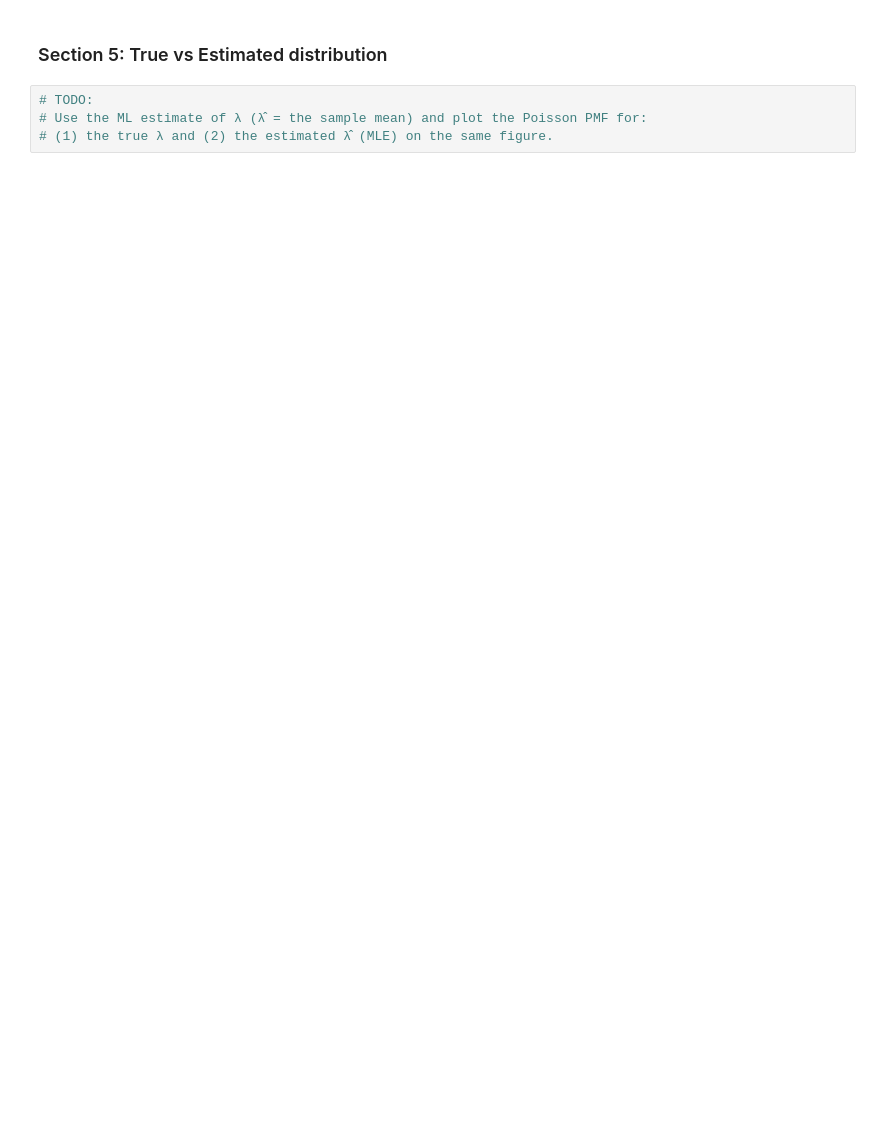
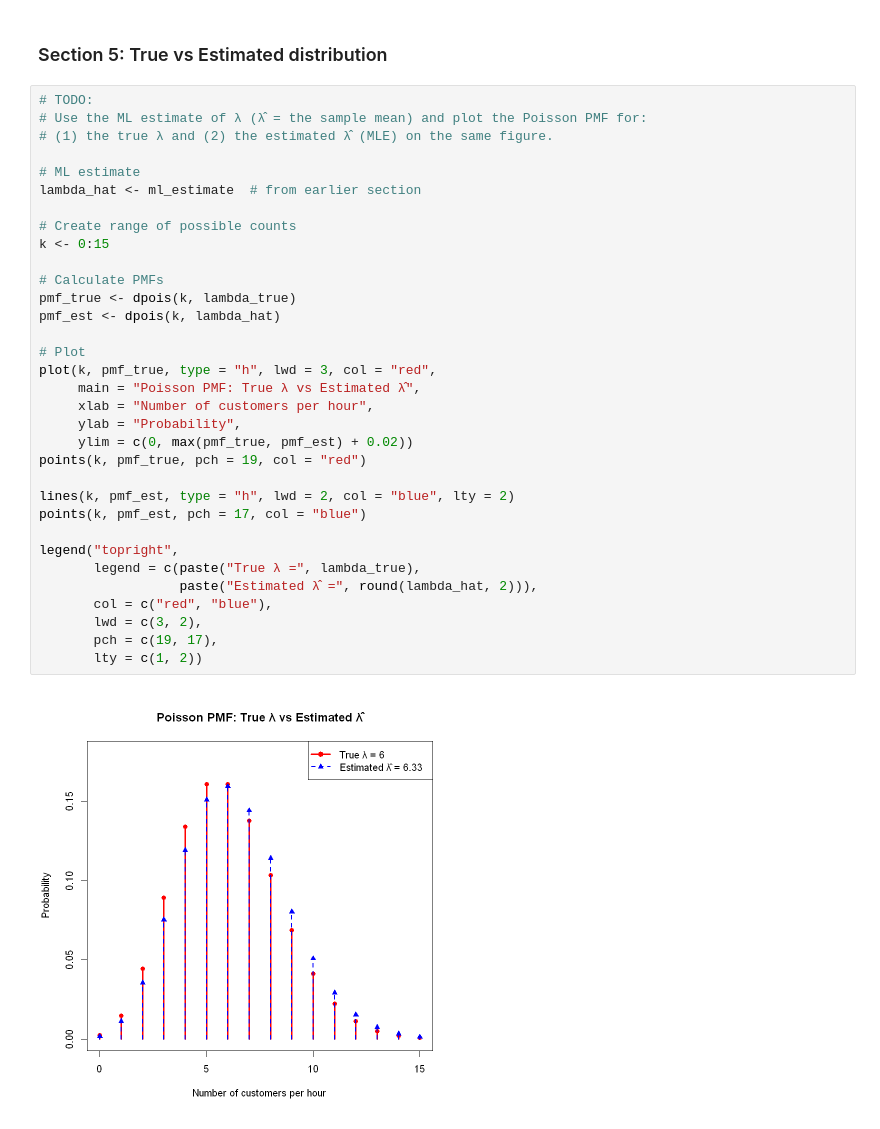
Before and after one commit to hossein-noor-ramsis/R, a Jupyter notebook: HW6/CA6.ipynb, the cells around one changed output. Cells and saved outputs as stored; diff of their text form; blank space fills up the shorter version.

```diff
--- a/HW6/CA6.ipynb
+++ b/HW6/CA6.ipynb
@@ -552,6 +597,37 @@ True λ: 6
 # %% [markdown]
 ### Section 5: True vs Estimated distribution
-# %%
-# TODO:
-# Use the ML estimate of λ (λ̂ = the sample mean) and plot the Poisson PMF for:
-# (1) the true λ and (2) the estimated λ̂ (MLE) on the same figure.
+# %%
+# TODO:
+# Use the ML estimate of λ (λ̂ = the sample mean) and plot the Poisson PMF for:
+# (1) the true λ and (2) the estimated λ̂ (MLE) on the same figure.
+
+# ML estimate
+lambda_hat <- ml_estimate  # from earlier section
+
+# Create range of possible counts
+k <- 0:15
+
+# Calculate PMFs
+pmf_true <- dpois(k, lambda_true)
+pmf_est <- dpois(k, lambda_hat)
+
+# Plot
+plot(k, pmf_true, type = "h", lwd = 3, col = "red",
+     main = "Poisson PMF: True λ vs Estimated λ̂",
+     xlab = "Number of customers per hour",
+     ylab = "Probability",
+     ylim = c(0, max(pmf_true, pmf_est) + 0.02))
+points(k, pmf_true, pch = 19, col = "red")
+
+lines(k, pmf_est, type = "h", lwd = 2, col = "blue", lty = 2)
+points(k, pmf_est, pch = 17, col = "blue")
+
+legend("topright",
+       legend = c(paste("True λ =", lambda_true),
+                  paste("Estimated λ̂ =", round(lambda_hat, 2))),
+       col = c("red", "blue"),
+       lwd = c(3, 2),
+       pch = c(19, 17),
+       lty = c(1, 2))
+# %% [output]
+[figure, added]
```
Also changed, not shown: parts of 3 cells of this notebook, 1 other file.
